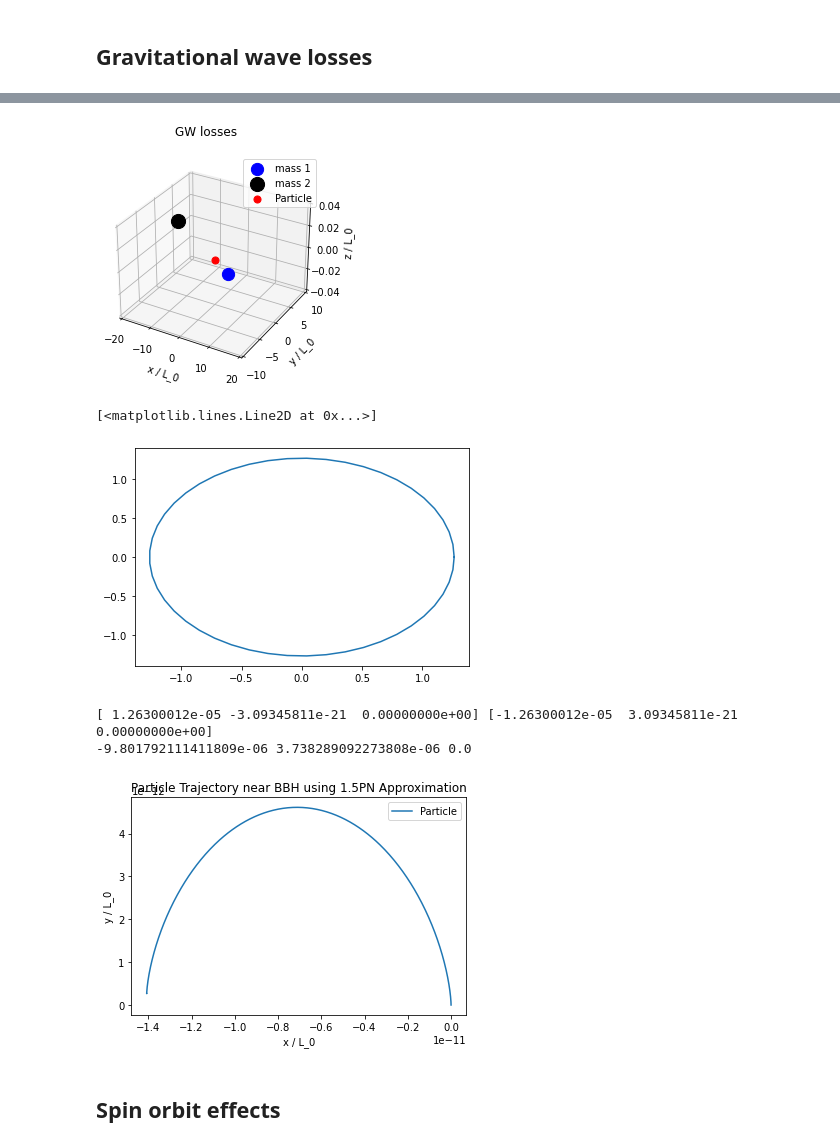
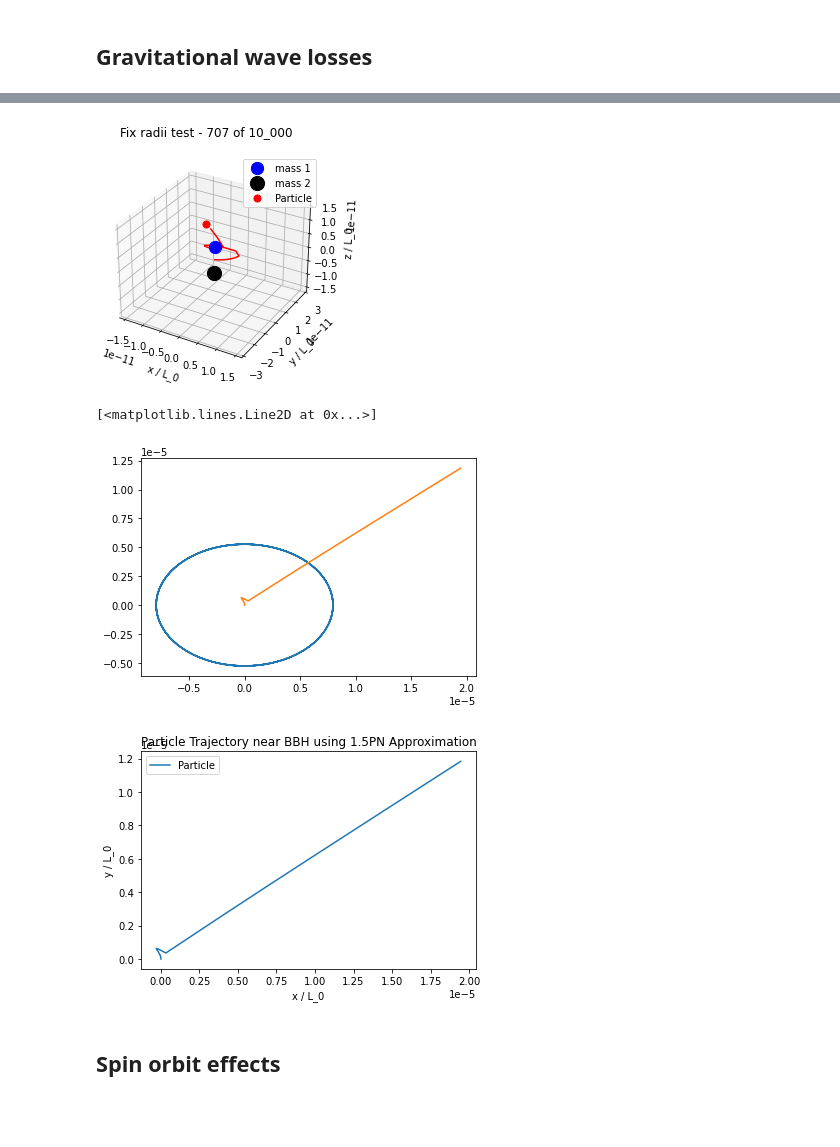
Before and after one commit to j-moncr/honours_nr, a Jupyter notebook: particle_orbits/geodesic_solver/geodesic_results.ipynb, the cells around one changed output, grey strips where cells are left out. Drawn from its saved outputs; the diff is of its cells as text; code cells hidden in the pictures; blank space fills up the shorter version.

```diff
--- a/particle_orbits/geodesic_solver/geodesic_results.ipynb
+++ b/particle_orbits/geodesic_solver/geodesic_results.ipynb
@@ -134,20 +182,21 @@ plot_traj(x1, y1, z1, rs_1_1, rs_2_1, proj="3D")    # Change plot_traj to take i
 # %%
 # 300km ~ 2e-6 AU ~ 100 Schwarzschild radii
 
-M, a0 = 1 * SOLARMASS_in_natunits, 1e-6 * AU_in_natunits    # Mass of each BH in binary, initial separation
-M1, M2 = 1.5*M, 0.5*M                                    # Masses of each BH in binary
+M, a0 = 1 * SOLARMASS_in_natunits, 2e-6 * AU_in_natunits    # Mass of each BH in binary, initial separation
+M1, M2 = 0.5*M, 0.5*M                                    # Masses of each BH in binary
 e0 = 0.75                                                # Initial eccentricity, e0=0 => circular, c0->1 => highly elliptical
 
 num_orbits = 4
-N = 100
+N = 10000
 
+T = 2*np.pi*np.sqrt(a0**3/M)
 
 q0 = [0.0, 0.0, 0.0, 0.0]                                  # Initial position of particle
 p0 = [1.0, 0.0, 0.0, 0.0]                                  # Initial velocity of particle
 
 # Spin
-chi1, chi2 = 0.0, 0.0
-S1, S2 = np.array([0,0,0]), np.array([0,0,0])
+chi1, chi2 = 0.1, 0.1
+S1, S2 = np.array([0,0,1]), np.array([0,0,1])
 
 xGW, yGW, zGW, rs_1GW, rs_2GW, vs_1GW, vs_2GW, vs_12_GW, Param_1GW, sol_GW = run_simulation(T_0=T_0, a0=a0, M1=M1, M2=M2, e0=e0, num_orbits=num_orbits, N=N, q0=q0, p0=p0, chi1=chi1, chi2=chi2, S1=S1, S2=S2)
 # %% [output]
@@ -159,22 +233,17 @@ plot_traj(xGW, yGW, zGW, rs_1GW, rs_2GW, proj="3D")    # Change plot_traj to tak
 # %%
-animate_trajectories(xGW[:-3], yGW[:-3], zGW[:-3], rs_1GW, rs_2GW, a=[20,10,0.04],proj="3D", title=f"GW losses", save_fig=True)
+animate_trajectories(xGW[::10], yGW[::10], zGW[::10], rs_1GW[::10], rs_2GW[::10], proj="3D", a=[ax,ay,az], title=f"Fix radii test - 707 of 10_000", save_fig=True)
 # %% [output]
-[figure, old version]
+[figure, new version]
 # %%
 plt.plot(rs_1GW[:,0], rs_1GW[:,1], label="BH1")
+plt.plot(xGW, yGW, label="Particle")
 # %% [output]
 [<matplotlib.lines.Line2D at 0x...>]
-[figure, old version]
+[figure, new version]
-# %%
-print(rs_1GW[-1], rs_2GW[-1])
-print(xGW[-2], yGW[-2], zGW[-2])
-# %% [output]
-[ 1.26300012e-05 -3.09345811e-21  0.00000000e+00] [-1.26300012e-05  3.09345811e-21  0.00000000e+00]
--9.801792111411809e-06 3.738289092273808e-06 0.0
 # %%
 plot_traj(xGW, yGW, zGW, rs_1GW, rs_2GW, proj="2D")
 # %% [output]
-[figure, old version]
+[figure, new version]
 # %% [markdown]
 ## Spin orbit effects
 # %% [markdown]
```
Also changed, not shown: parts of 21 cells of this notebook, 5 other files.
